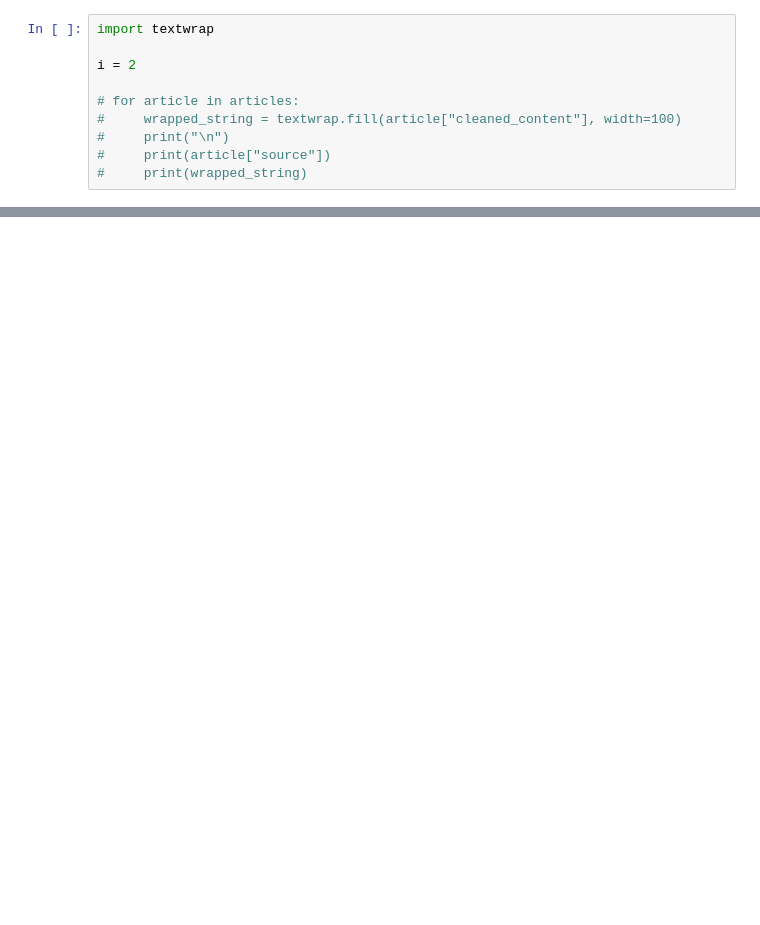
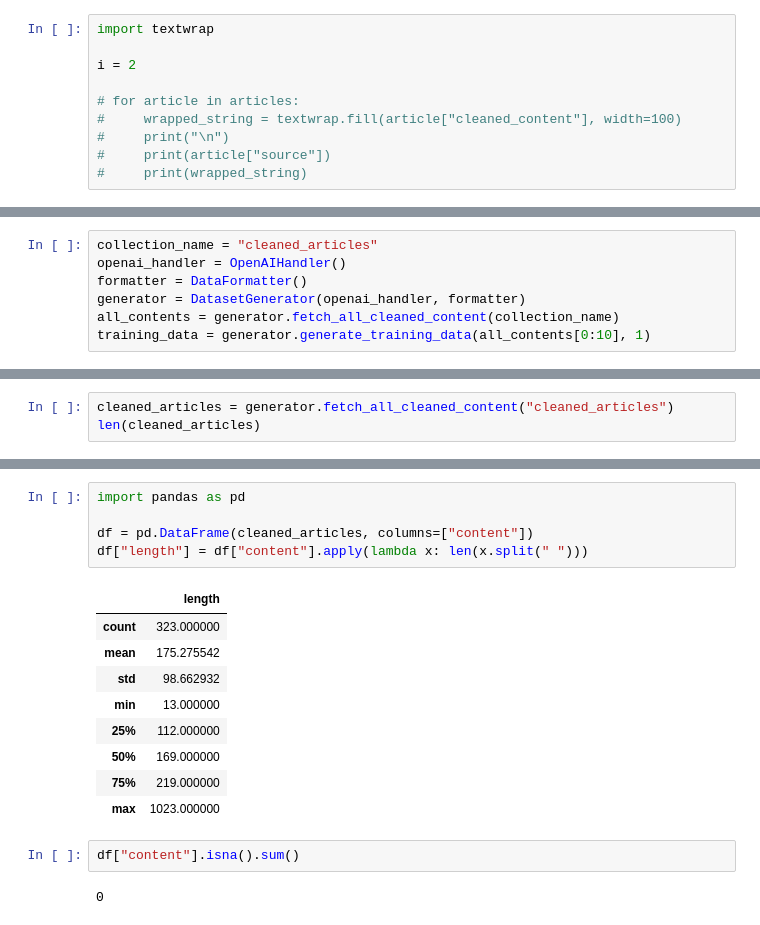
Before and after one commit to cancamilo/cryptonews-ml-pipeline, a Jupyter notebook: notebooks/dataset_preparation.ipynb, the cells around one changed output, grey strips where cells are left out. Saved outputs shown, nothing was run; the diff lists cells and outputs as text; blank space fills up the shorter version.

```diff
--- a/notebooks/dataset_preparation.ipynb
+++ b/notebooks/dataset_preparation.ipynb
@@ -252,0 +74,7 @@ response
+# %%
+collection_name = "cleaned_articles"
+openai_handler = OpenAIHandler()
+formatter = DataFormatter()
+generator = DatasetGenerator(openai_handler, formatter)
+all_contents = generator.fetch_all_cleaned_content(collection_name)
+training_data = generator.generate_training_data(all_contents[0:10], 1)
@@ -252,0 +119,3 @@ response
+# %%
+cleaned_articles = generator.fetch_all_cleaned_content("cleaned_articles")
+len(cleaned_articles)
@@ -252,0 +152,19 @@ response
+# %%
+import pandas as pd
+
+df = pd.DataFrame(cleaned_articles, columns=["content"])
+df["length"] = df["content"].apply(lambda x: len(x.split(" ")))
+# %% [output]
+|  | length |
+| count | 323.000000 |
+| mean | 175.275542 |
+| std | 98.662932 |
+| min | 13.000000 |
+| 25% | 112.000000 |
+| 50% | 169.000000 |
+| 75% | 219.000000 |
+| max | 1023.000000 |
+# %%
+df["content"].isna().sum()
+# %% [output]
+0
```
Also changed, not shown: parts of 18 cells of this notebook, 11 other files.
